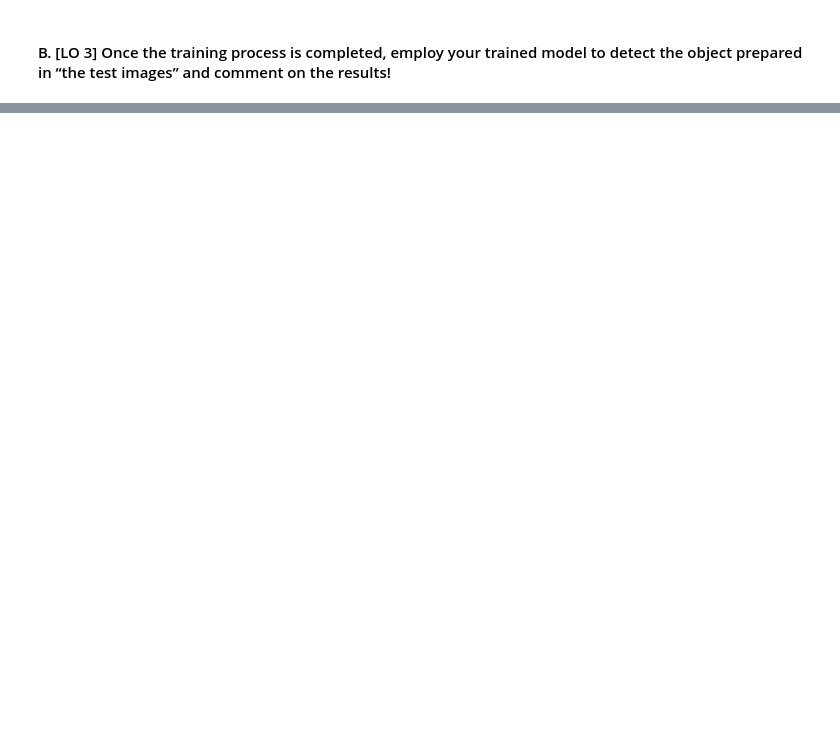
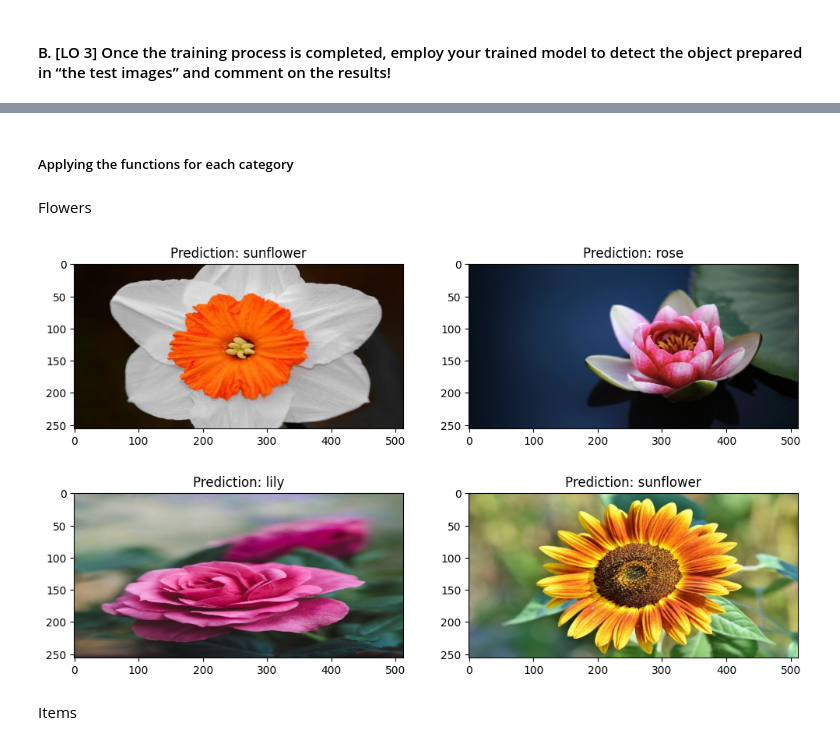
Before and after one commit to jmkho/COMPVIS-LEC-Final_Assignment, a Jupyter notebook: 02/02.ipynb, the cells around one changed output, grey strips where cells are left out. Cells and saved outputs as stored; diff of their text form; code cells hidden in the pictures; blank space fills up the shorter version.

```diff
--- a/02/02.ipynb
+++ b/02/02.ipynb
@@ -97,0 +52,2 @@ ValueError: Found array with 0 feature(s) (shape=(12, 0)) while a minimum of 1 i
+# %%
+flower_pred_model = LinearSVC(train_flowers_img, flowers_class)
@@ -99,0 +64,36 @@ ValueError: Found array with 0 feature(s) (shape=(12, 0)) while a minimum of 1 i
+# %%
+def load_img_test(path, SVC):
+    pred_img_list = []
+    pred_class_list = []
+
+    for image in os.listdir(path):
+        img = cv2.imread(f"{path}/{image}")
+        img = cv2.resize(img, (128*4, 64*4))
+        hog_image = hog(img, orientations=9, pixels_per_cell=(8, 8), cells_per_block=(2, 2), block_norm='L2', channel_axis=2)
+        pred = SVC.predict(hog_image.reshape(1, -1))[0]
+        pred_img_list.append(cv2.cvtColor(img, cv2.COLOR_BGR2RGB))
+        pred_class_list.append(pred)
+
+    return pred_img_list, pred_class_list
+# %%
+def plot_result(img_list, class_list):
+    plt.figure(figsize=(12,7))
+    for x, img in enumerate(img_list):
+        plt.subplot(2,2,x+1)
+        plt.imshow(img)
+        plt.title(f"Prediction: {class_list[x]}")
+
+    plt.show()
+# %% [markdown]
+##### Applying the functions for each category
+# %% [markdown]
+Flowers
+# %%
+test_flower_path = '02/test_images/flowers/'
+flower_pred_img, flower_pred_list = load_img_test(test_flower_path, flower_pred_model)
+# %%
+plot_result(flower_pred_img, flower_pred_list)
+# %% [output]
+[figure, added]
+# %% [markdown]
+Items
```
Also changed, not shown: parts of 30 cells of this notebook, 6 other files.
